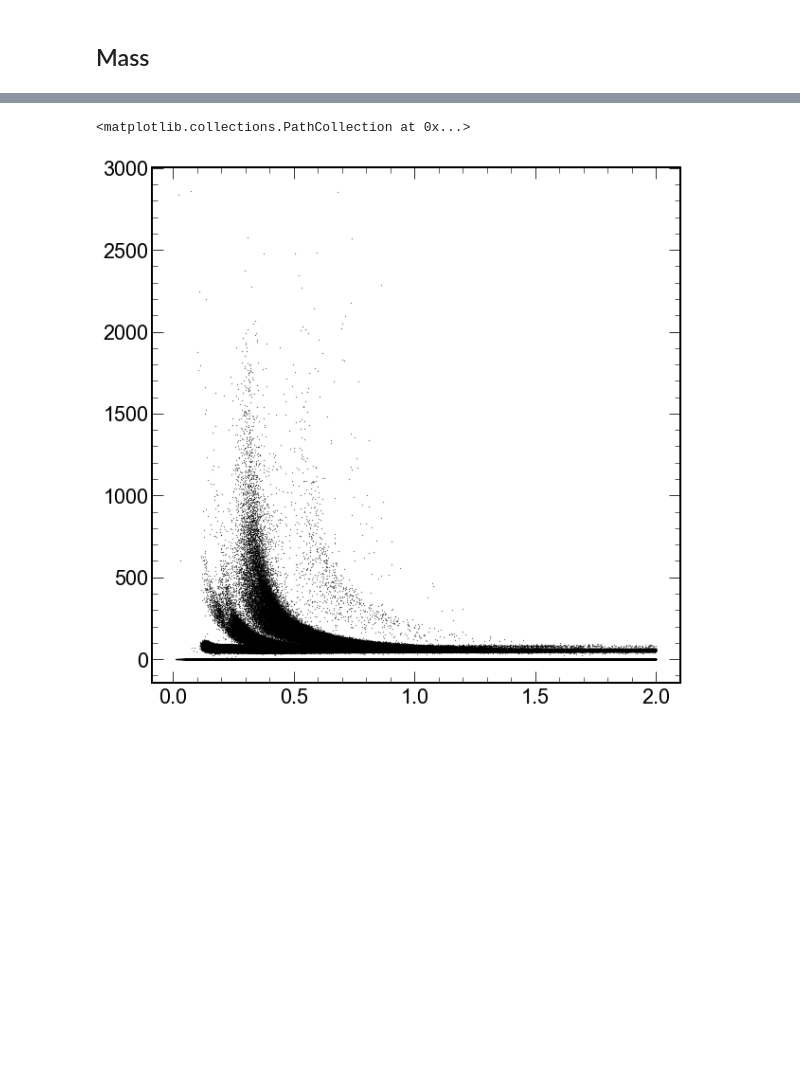
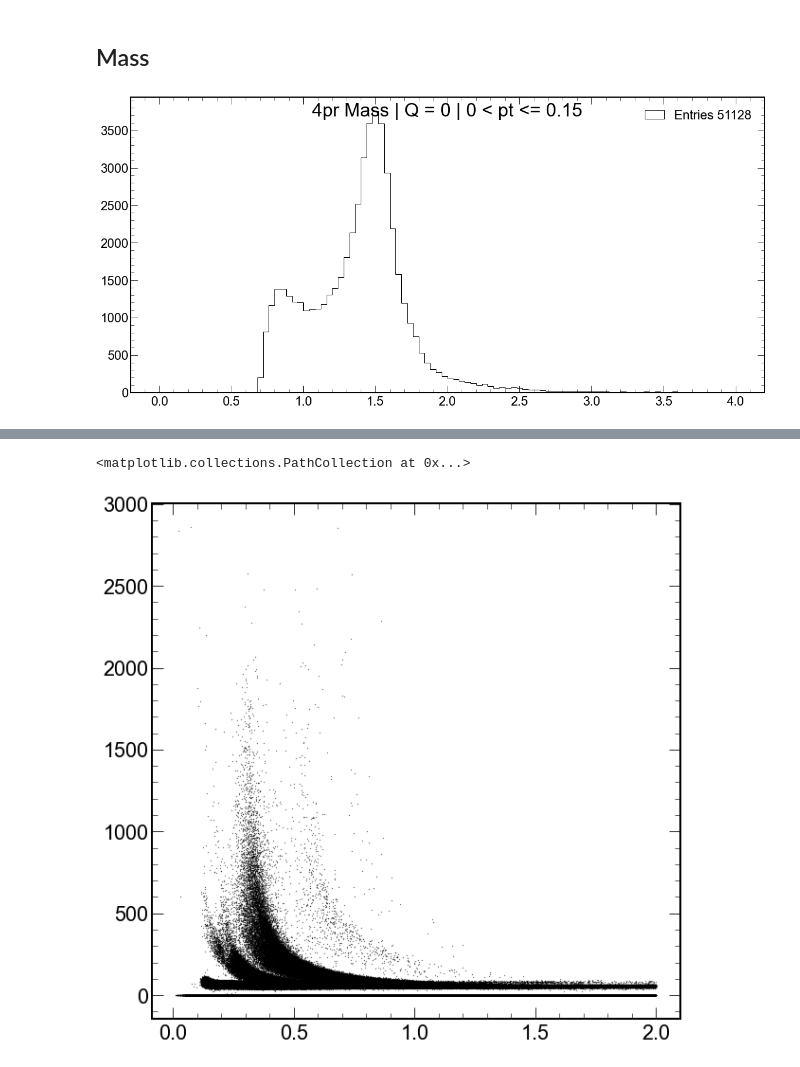
Before and after one commit to bdrum/cern-physics, a Jupyter notebook: notebooks/RhoPrime.ipynb, the cells around one changed output, grey strips where cells are left out. Cells and saved outputs as stored; diff of their text form; code cells hidden in the pictures; blank space fills up the shorter version.

```diff
--- a/notebooks/RhoPrime.ipynb
+++ b/notebooks/RhoPrime.ipynb
@@ -134,2 +130,47 @@ ax.legend()
 # %% [markdown]
 ## Mass
+# %%
+def GetMass(TrackNum=4, Trigger='IsCUP9', ChargeEqualCondition=True, charge=0, ptMin=0, ptMax=0.15, Draw=True):
+
+    GoodEvents = np.argwhere(select.counts==TrackNum)
+    GoodEvents = GoodEvents[(np.argwhere(select[GoodEvents].sum().flatten()==TrackNum)).flatten()]
+
+    # get events that have total charge from 4 tracks
+    GoodEvents = GoodEvents[np.argwhere(data[Trigger][GoodEvents.flatten()]==True).flatten()].flatten()
+    if ChargeEqualCondition:
+        GoodEvents = GoodEvents[np.argwhere(data['T_Q'][GoodEvents.flatten()].sum()==charge).flatten()].flatten()
+    else:
+        GoodEvents = GoodEvents[np.argwhere(data['T_Q'][GoodEvents.flatten()].sum()!=charge).flatten()].flatten()
+
+    pxg = data['T_Px'][GoodEvents]
+    pyg = data['T_Py'][GoodEvents]
+    pzg = data['T_Pz'][GoodEvents]
+    massPion = np.full(pxg.shape[0], 0.140)
+    pt = np.sqrt(pxg.sum()**2  + pyg.sum()**2)
+
+    Energy0 = np.sqrt(massPion**2 + pxg[:,0]**2 + pyg[:,0]**2 + pzg[:,0]**2)
+    Energy1 = np.sqrt(massPion**2 + pxg[:,1]**2 + pyg[:,1]**2 + pzg[:,1]**2)
+    Energy2 = np.sqrt(massPion**2 + pxg[:,2]**2 + pyg[:,2]**2 + pzg[:,2]**2)
+    Energy3 = np.sqrt(massPion**2 + pxg[:,3]**2 + pyg[:,3]**2 + pzg[:,3]**2)
+
+    Energy = Energy0 + Energy1 + Energy2 + Energy3
+
+    Mass = np.sqrt(Energy**2 - pxg.sum()**2 - pyg.sum()**2 - pzg.sum()**2)[(pt>ptMin)*(pt<=ptMax)]
+
+    if Draw:
+        fig = plt.figure(figsize=(15, 7))
+        ax = fig.add_axes([0,0,1,1])
+        if ChargeEqualCondition:
+            fig.suptitle(f'4pr Mass | Q = 0 | {ptMin} < pt <= {ptMax}', fontsize=32)
+        else:
+            fig.suptitle(f'4pr Mass | Q != 0 | {ptMin} < pt <= {ptMax}', fontsize=32)
+        plt.style.use(hep.style.ROOT)
+        counts, bins = np.histogram(Mass, bins=100, range=(0,4))
+        _ = ax.hist(Mass, bins=bins, color='black', histtype='step', label=f'Entries {np.sum(counts)}')
+        ax.legend()
+    else:
+        return Mass
+
+GetMass()
+# %% [output]
+[figure, added]
```
Also changed, not shown: parts of 27 cells of this notebook, 1 other file.
